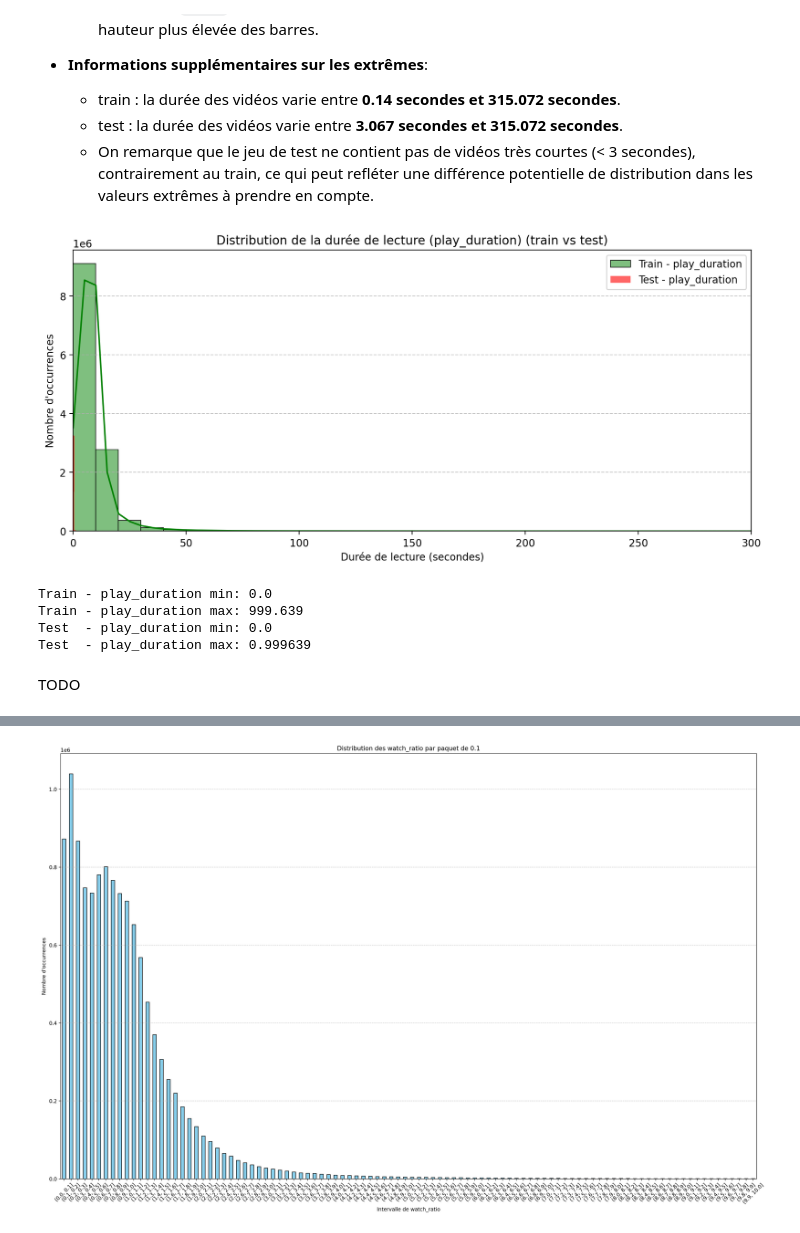
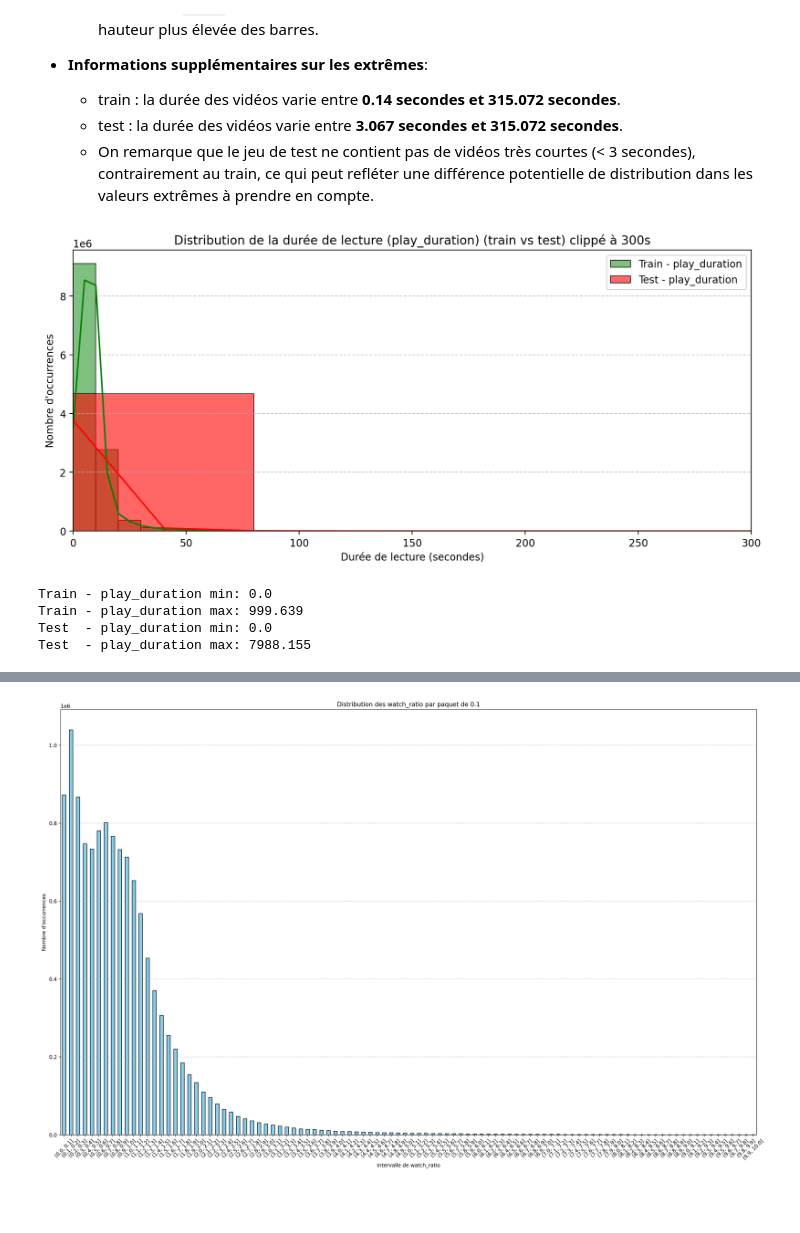
Before and after one commit to alexis-le-trung/FinalProject_2025_Alexis.LE-TRUNG, a Jupyter notebook: proposed_solution/submit.ipynb, the cells around one changed output, grey strips where cells are left out. Cells and saved outputs as stored; diff of their text form; code cells hidden in the pictures; blank space fills up the shorter version.

```diff
--- a/proposed_solution/submit.ipynb
+++ b/proposed_solution/submit.ipynb
@@ -317,7 +326,7 @@ plt.show()
 # Transformons les temps en secondes
 interactions_train['video_duration'] =interactions_train['video_duration'] / 1000
 interactions_train['play_duration'] = interactions_train['play_duration'] / 1000
-interactions_test['play_duration'] = interactions_train['play_duration'] / 1000
+interactions_test['play_duration'] = interactions_test['play_duration'] / 1000
 interactions_test['video_duration'] = interactions_test['video_duration'] / 1000
 # %%
 # Tracer la distribution de la durée des vidéos pour le train et le test
@@ -390,35 +399,35 @@ Test  - video_duration max: 315.072
 # On trace la distribution de la durée de lecture (play_duration) pour le train et le test
 plt.figure(figsize=(12, 5))
 
 # Histogramme pour le train
 sns.histplot(
     interactions_train['play_duration'],
     bins=100,
     kde=True,
     color='green',
     label='Train - play_duration'
 )
 
 # Histogramme pour le test
 sns.histplot(
     interactions_test['play_duration'],
     bins=100,
     kde=True,
     color='red',
     label='Test - play_duration',
     alpha=0.6
 )
 
 # Titre et axes
-plt.title("Distribution de la durée de lecture (play_duration) (train vs test)")
+plt.title("Distribution de la durée de lecture (play_duration) (train vs test) clippé à 300s")
 plt.xlabel("Durée de lecture (secondes)")
 plt.ylabel("Nombre d'occurrences")
 plt.xlim(0, 300)
 plt.legend()
 plt.grid(axis='y', linestyle='--', alpha=0.7)
 plt.show()
 # %% [output]
-[figure, old version]
+[figure, new version]
 # %%
 print("Train - play_duration min:", interactions_train['play_duration'].min())
 print("Train - play_duration max:", interactions_train['play_duration'].max())
@@ -428,6 +437,4 @@ print("Test  - play_duration max:", interactions_test['play_duration'].max())
 Train - play_duration min: 0.0
 Train - play_duration max: 999.639
 Test  - play_duration min: 0.0
-Test  - play_duration max: 0.999639
+Test  - play_duration max: 7988.155
-# %% [markdown]
-TODO
```
Also changed, not shown: parts of 56 cells of this notebook.
